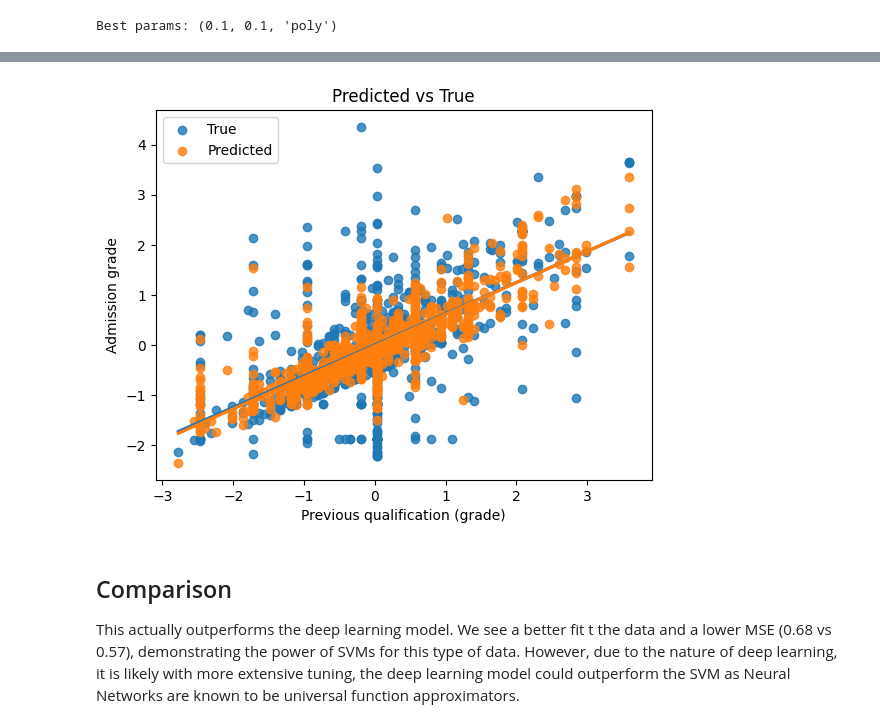
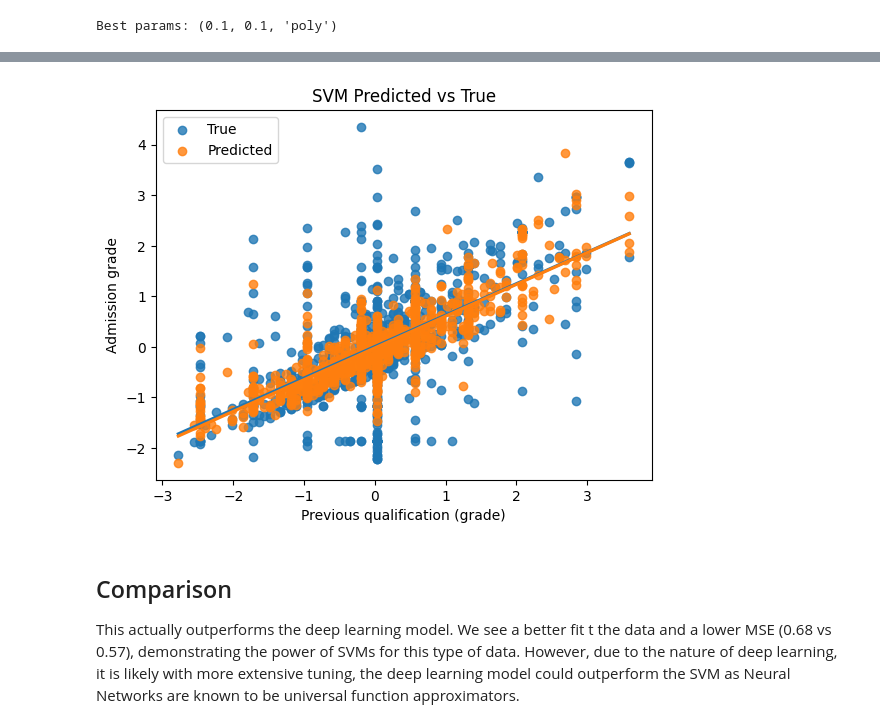
Before and after one commit to austinbarish/anly5300-project-group-7, a Jupyter notebook: code/ml-dl.ipynb, the cells around one changed output, grey strips where cells are left out. Drawn from its saved outputs; the diff is of its cells as text; code cells hidden in the pictures.

```diff
--- a/code/ml-dl.ipynb
+++ b/code/ml-dl.ipynb
@@ -323,7 +467,7 @@ for k in tqdm(kernel):
     for c in c_vals:
         svc = SVC(C=c, kernel=k)
         svc.fit(X_train, y_train)
-        error = np.mean((y_test - svc.predict(X_test))**2)
+        error = np.mean((y_val - svc.predict(X_val))**2)
         errors.append(error)
         if error < best_error:
             best_error = error
@@ -479,6 +626,11 @@ y = df["Admission grade"]
 # Split the data
 X_train, X_test, y_train, y_test = train_test_split(X, y, test_size=0.2, random_state=123)
 
+# Build validation data
+X_train, X_val, y_train, y_val = train_test_split(X_train, y_train, test_size=0.2, random_state=123)
+
 # Print the shapes
 print(X_train.shape, y_train.shape)
+print(X_val.shape, y_val.shape)
+print(X_test.shape, y_test.shape)
 # %% [output]
@@ -533,6 +639,0 @@ _________________________________________________________________
-# %%
-# Define Early Stopping
-early_stopping = kr.callbacks.EarlyStopping(monitor='val_loss', patience=10, restore_best_weights=True)
-
-# Fit the model
-model.fit(X_train, y_train, epochs=200, batch_size=32, callbacks=[early_stopping], validation_data=(X_test, y_test))
@@ -672,21 +936,22 @@ errors = []
 best_params = None
 best_error = np.inf
 
+# Wrap parameters together
+params = list(itertools.product(c_vals, epsilons, kernel))
+
 # Grid search to find best params
 # SVMs are so fast that we can afford to do a grid search
-for k in tqdm(kernel):
-    for c in c_vals:
-        for epsilon in epsilons:
-            svr = SVR(C=c, epsilon=epsilon, kernel=k)
-            svr.fit(X_train, y_train)
-            error = np.mean((y_test - svr.predict(X_test))**2)
-            errors.append(error)
-            if error < best_error:
-                best_error = error
-                best_params = (c, epsilon, k)
+for c, epsilon, k in tqdm(params):
+  svr = SVR(C=c, epsilon=epsilon, kernel=k)
+  svr.fit(X_train, y_train)
+  error = np.mean((y_val - svr.predict(X_val))**2)
+  errors.append(error)
+  if error < best_error:
+      best_error = error
+      best_params = (c, epsilon, k)
 
 # Print best params
-print(f"Best params: {best_params}")
+print(f"\nBest params: {best_params}")
 # %% [output]
 Best params: (0.1, 0.1, 'poly')
 # %%
@@ -739,14 +1004,14 @@ plt.show()
 # %%
 # Plot predicted vs true on a scatter plot
 sns.regplot(x=X_test["Previous qualification (grade)"], y=y_test, label='True', ci=None)
 sns.regplot(x=X_test["Previous qualification (grade)"], y=y_pred.flatten(), label='Predicted', ci=None)
 plt.xlabel('Previous qualification (grade)')
 plt.ylabel('Admission grade')
-plt.title('Predicted vs True')
+plt.title('SVM Predicted vs True')
 plt.legend()
 plt.show()
 # %% [output]
-[figure, old version]
+[figure, new version]
 # %% [markdown]
 ## Comparison
 
```
Also changed, not shown: parts of 38 cells of this notebook.
